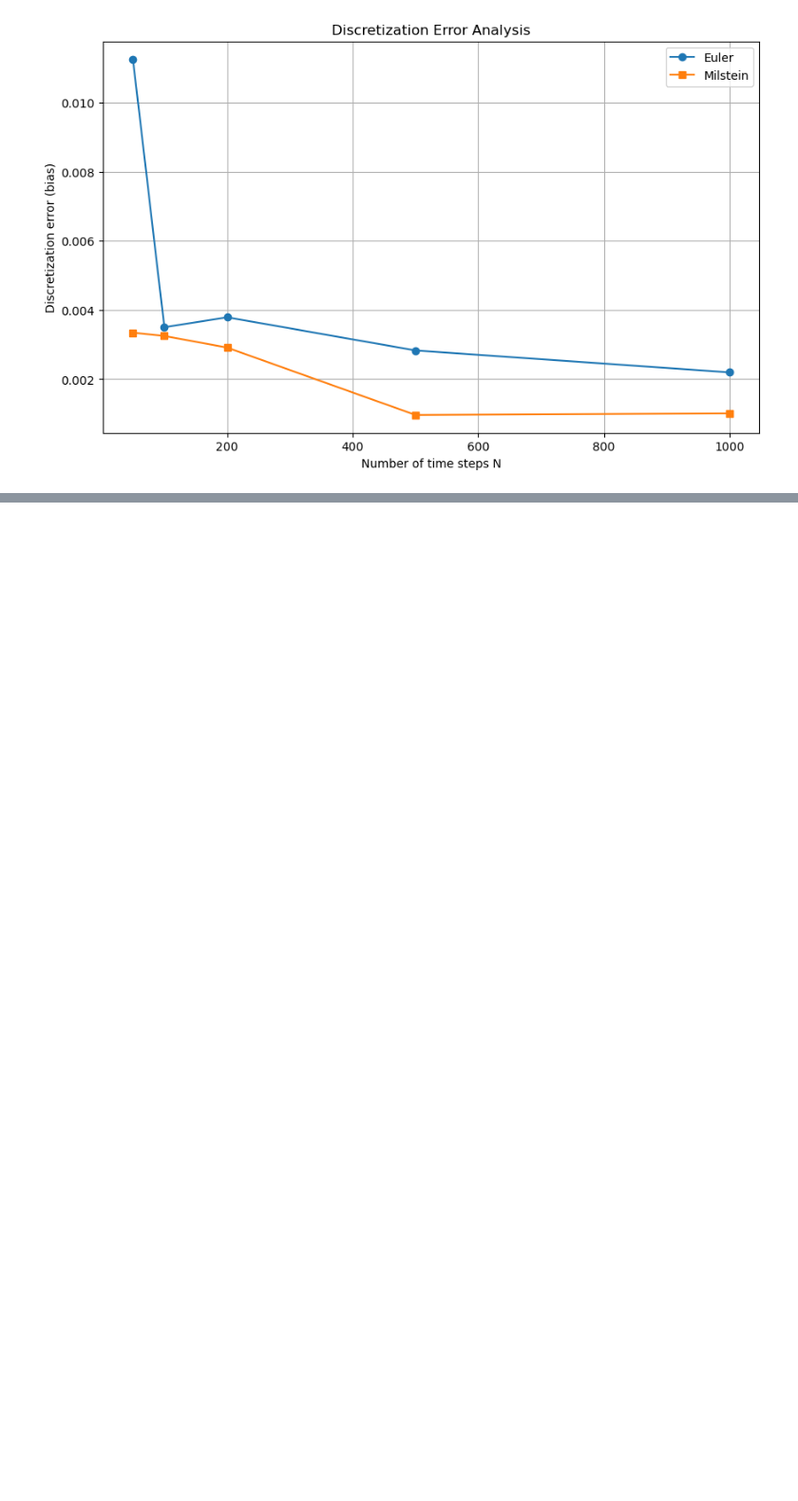
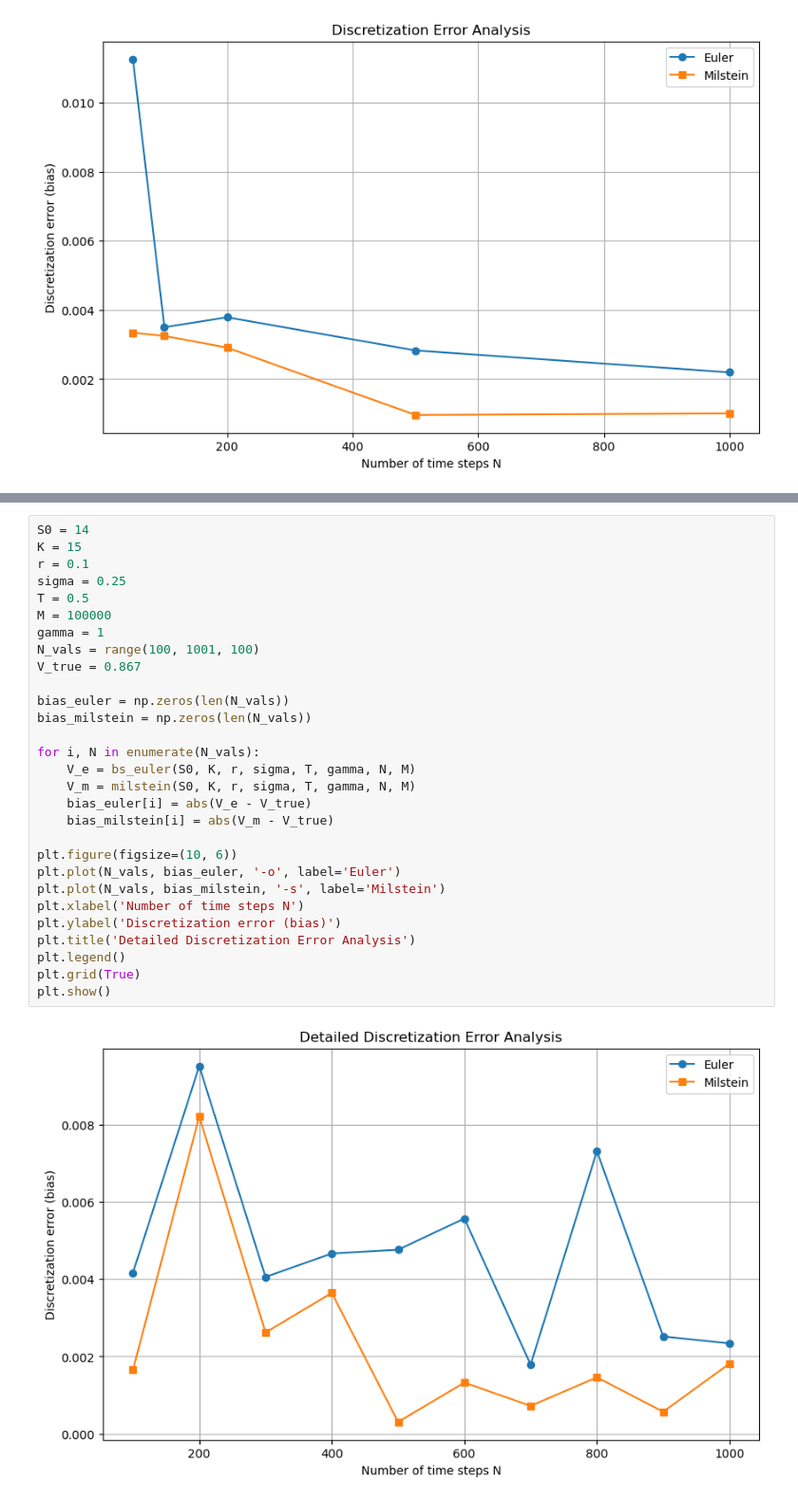
Before and after one commit to Ruichen0508/Computational_Finance, a Jupyter notebook: assignment1.ipynb, the cells around one changed output, grey strips where cells are left out. Shown: that part at 95% size. Drawn from its saved outputs; the diff is of its cells as text; blank space fills up the shorter version.

Commit message:
Updating following result figures

```diff
--- a/assignment1.ipynb
+++ b/assignment1.ipynb
@@ -173,3 +198,34 @@ plt.show()
+# %%
+S0 = 14
+K = 15
+r = 0.1
+sigma = 0.25
+T = 0.5
+M = 100000
+gamma = 1
+N_vals = range(100, 1001, 100)
+V_true = 0.867
+
+bias_euler = np.zeros(len(N_vals))
+bias_milstein = np.zeros(len(N_vals))
+
+for i, N in enumerate(N_vals):
+    V_e = bs_euler(S0, K, r, sigma, T, gamma, N, M)
+    V_m = milstein(S0, K, r, sigma, T, gamma, N, M)
+    bias_euler[i] = abs(V_e - V_true)
+    bias_milstein[i] = abs(V_m - V_true)
+
+plt.figure(figsize=(10, 6))
+plt.plot(N_vals, bias_euler, '-o', label='Euler')
+plt.plot(N_vals, bias_milstein, '-s', label='Milstein')
+plt.xlabel('Number of time steps N')
+plt.ylabel('Discretization error (bias)')
+plt.title('Detailed Discretization Error Analysis')
+plt.legend()
+plt.grid(True)
+plt.show()
+# %% [output]
+[figure, added]
 # %%
 S0 = 14
 K = 15
```
Also changed, not shown: parts of 2 cells of this notebook.
